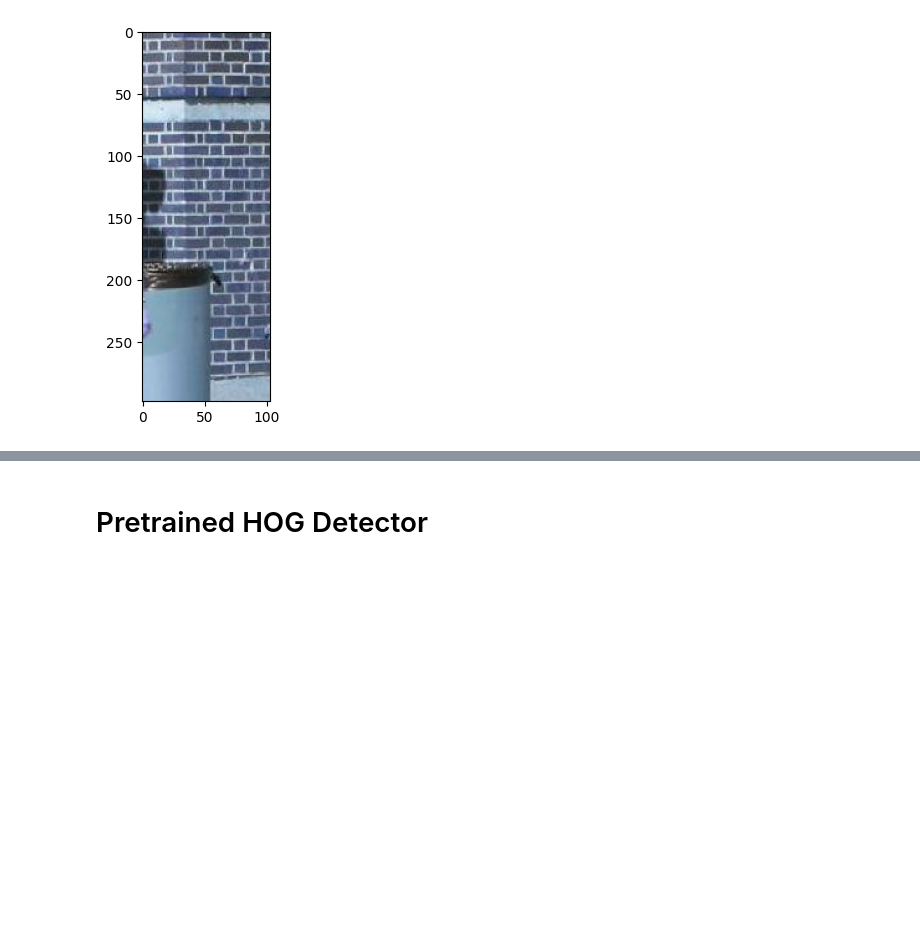
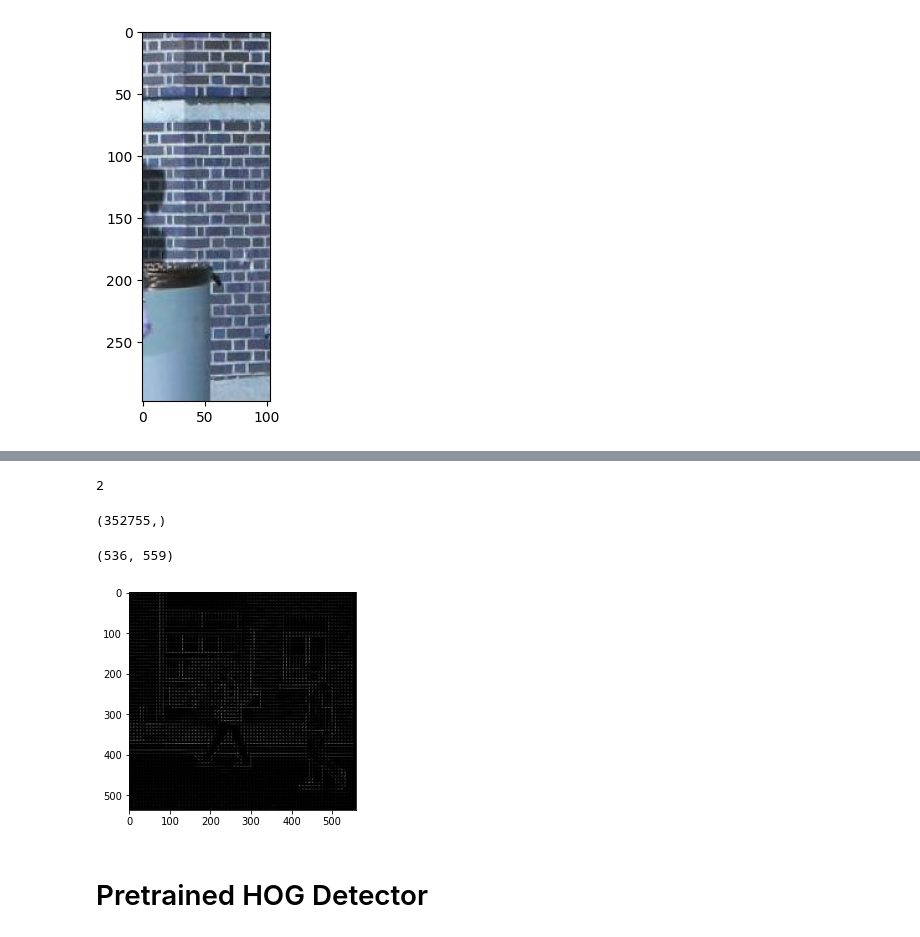
Before and after one commit to aditi184/PedestrianDetection, a Jupyter notebook: notebook.ipynb, the cells around one changed output, grey strips where cells are left out. Cells and saved outputs as stored; diff of their text form; code cells hidden in the pictures; blank space fills up the shorter version.

```diff
--- a/notebook.ipynb
+++ b/notebook.ipynb
@@ -94,0 +89,2 @@ x[-7:-4]
+# %%
+img = cv2.imread('/Users/shubhammittal/Desktop/CV-A3/PennFudanPed/PNGImages/FudanPed00001.png')
@@ -94,0 +95,19 @@ x[-7:-4]
+# %%
+out = hog(img,
+    orientations=9, pixels_per_cell=(8, 8),
+    cells_per_block=(3, 3), block_norm='L2-Hys',
+    visualize=True, transform_sqrt=False,
+    feature_vector=True, multichannel=True
+   )
+# %%
+len(out)
+# %% [output]
+2
+# %%
+out[0].shape
+# %% [output]
+(352755,)
+# %%
+out[1].shape
+# %% [output]
+(536, 559)
@@ -95,3 +116,8 @@ x[-7:-4]
+# %%
+plt.imshow(out[1], cmap='gray')
+plt.show()
+# %% [output]
+[figure, added]
 # %% [markdown]
 # Pretrained HOG Detector
 # %%
```
Also changed, not shown: parts of 5 cells of this notebook, 4 other files.
